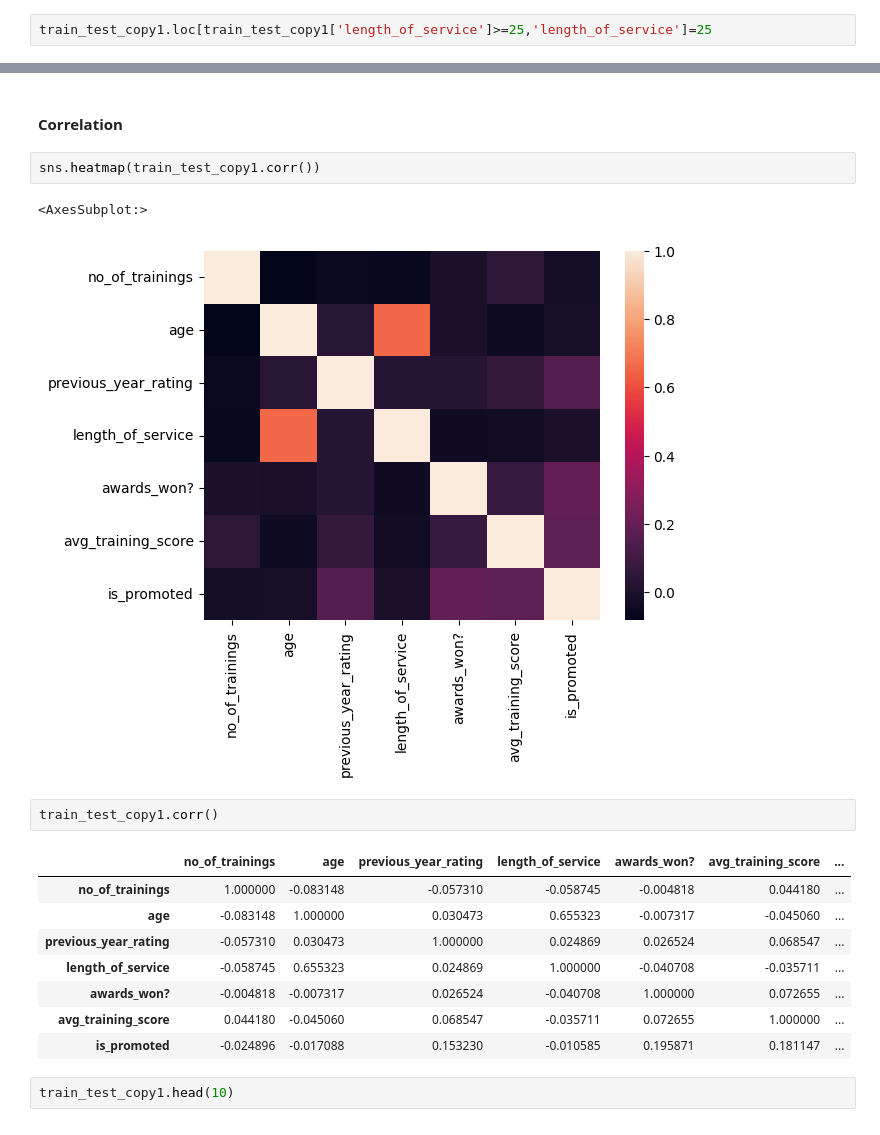
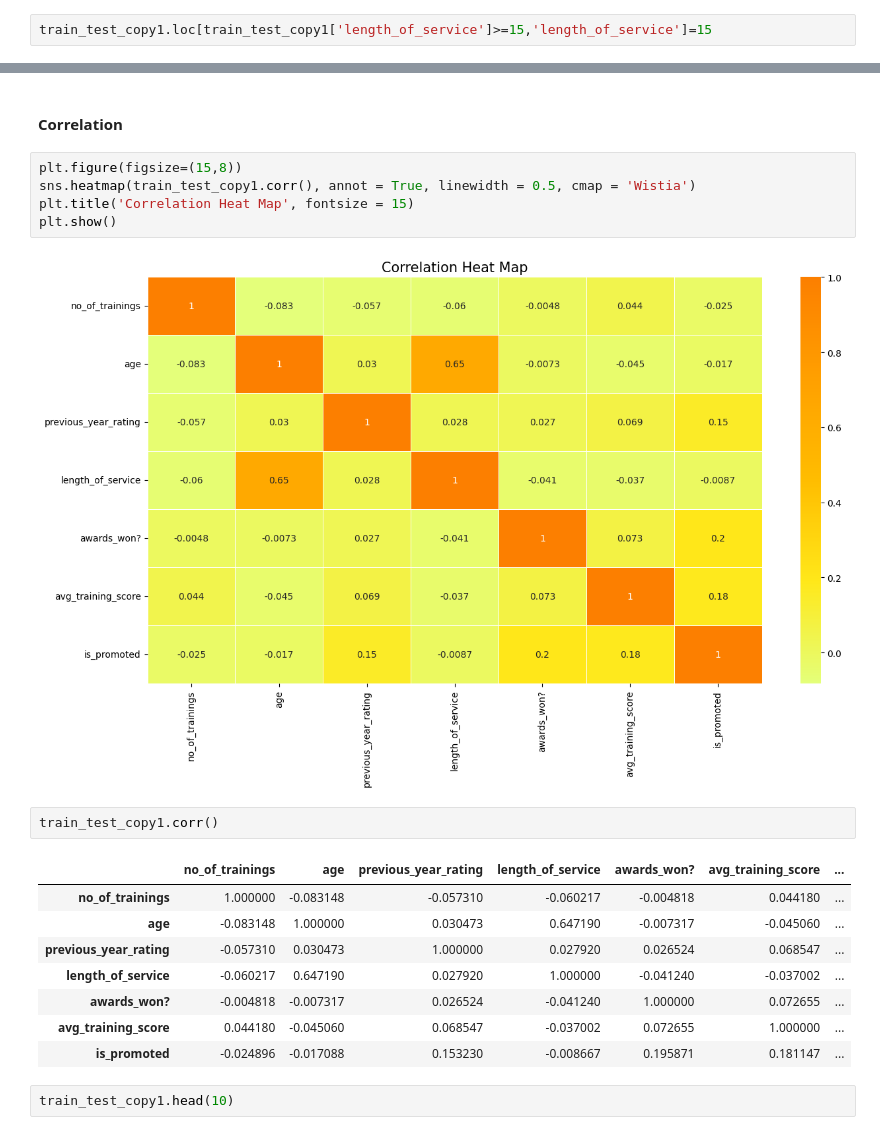
Before and after one commit to AbhirupB/Employee-Promotion-Streamlit-WebApp, a Jupyter notebook: Employee Promotion Prediction EDA.ipynb, the cells around one changed output, grey strips where cells are left out. Saved outputs shown, nothing was run; the diff lists cells and outputs as text.

```diff
--- a/Employee Promotion Prediction EDA.ipynb
+++ b/Employee Promotion Prediction EDA.ipynb
@@ -381,7 +423,7 @@ sns.distplot(train_test_copy1['length_of_service'])
 <AxesSubplot:xlabel='length_of_service', ylabel='Density'>
 [figure]
 # %%
-train_test_copy1.loc[train_test_copy1['length_of_service']>=25,'length_of_service']=25
+train_test_copy1.loc[train_test_copy1['length_of_service']>=15,'length_of_service']=15
 # %%
 sns.distplot(train_test_copy1['length_of_service'])
 # %% [output]
@@ -390,21 +432,23 @@ sns.distplot(train_test_copy1['length_of_service'])
 # %% [markdown]
 #### Correlation
 # %%
-sns.heatmap(train_test_copy1.corr())
+plt.figure(figsize=(15,8))
+sns.heatmap(train_test_copy1.corr(), annot = True, linewidth = 0.5, cmap = 'Wistia')
+plt.title('Correlation Heat Map', fontsize = 15)
+plt.show()
 # %% [output]
-<AxesSubplot:>
-[figure, old version]
+[figure, new version]
 # %%
 train_test_copy1.corr()
 # %% [output]
 |  | no_of_trainings | age | previous_year_rating | length_of_service | awards_won? | avg_training_score | ... |
-| no_of_trainings | 1.000000 | -0.083148 | -0.057310 | -0.058745 | -0.004818 | 0.044180 | ... |
-| age | -0.083148 | 1.000000 | 0.030473 | 0.655323 | -0.007317 | -0.045060 | ... |
-| previous_year_rating | -0.057310 | 0.030473 | 1.000000 | 0.024869 | 0.026524 | 0.068547 | ... |
-| length_of_service | -0.058745 | 0.655323 | 0.024869 | 1.000000 | -0.040708 | -0.035711 | ... |
-| awards_won? | -0.004818 | -0.007317 | 0.026524 | -0.040708 | 1.000000 | 0.072655 | ... |
-| avg_training_score | 0.044180 | -0.045060 | 0.068547 | -0.035711 | 0.072655 | 1.000000 | ... |
-| is_promoted | -0.024896 | -0.017088 | 0.153230 | -0.010585 | 0.195871 | 0.181147 | ... |
+| no_of_trainings | 1.000000 | -0.083148 | -0.057310 | -0.060217 | -0.004818 | 0.044180 | ... |
+| age | -0.083148 | 1.000000 | 0.030473 | 0.647190 | -0.007317 | -0.045060 | ... |
+| previous_year_rating | -0.057310 | 0.030473 | 1.000000 | 0.027920 | 0.026524 | 0.068547 | ... |
+| length_of_service | -0.060217 | 0.647190 | 0.027920 | 1.000000 | -0.041240 | -0.037002 | ... |
+| awards_won? | -0.004818 | -0.007317 | 0.026524 | -0.041240 | 1.000000 | 0.072655 | ... |
+| avg_training_score | 0.044180 | -0.045060 | 0.068547 | -0.037002 | 0.072655 | 1.000000 | ... |
+| is_promoted | -0.024896 | -0.017088 | 0.153230 | -0.008667 | 0.195871 | 0.181147 | ... |
 # %%
 train_test_copy1.head(10)
 # %% [output]
```
Also changed, not shown: parts of 22 cells of this notebook, 2 other files.
